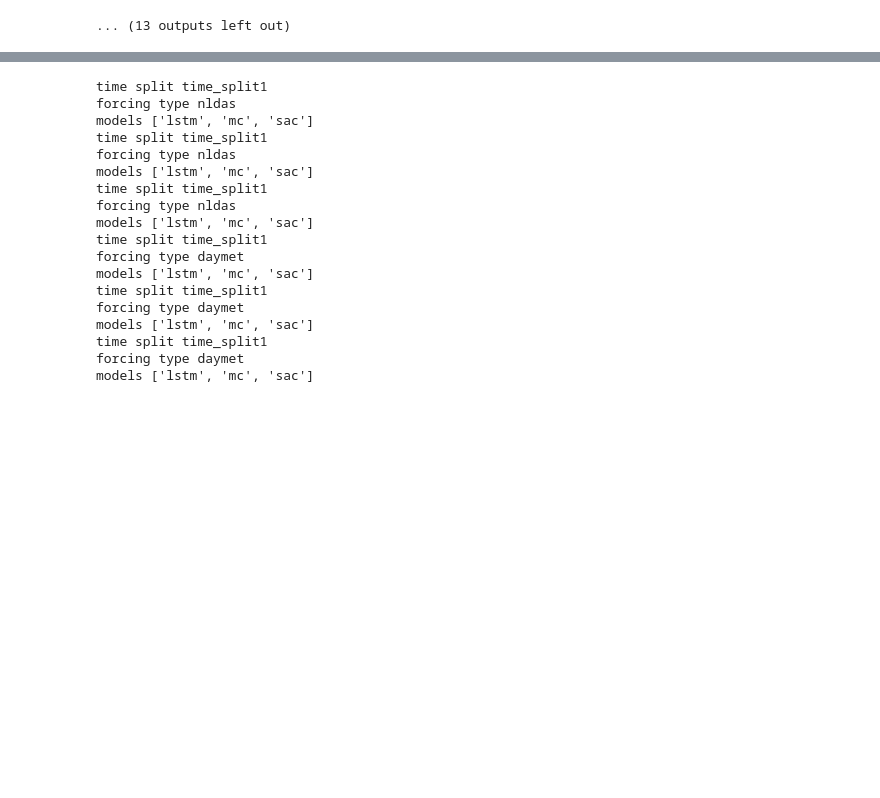
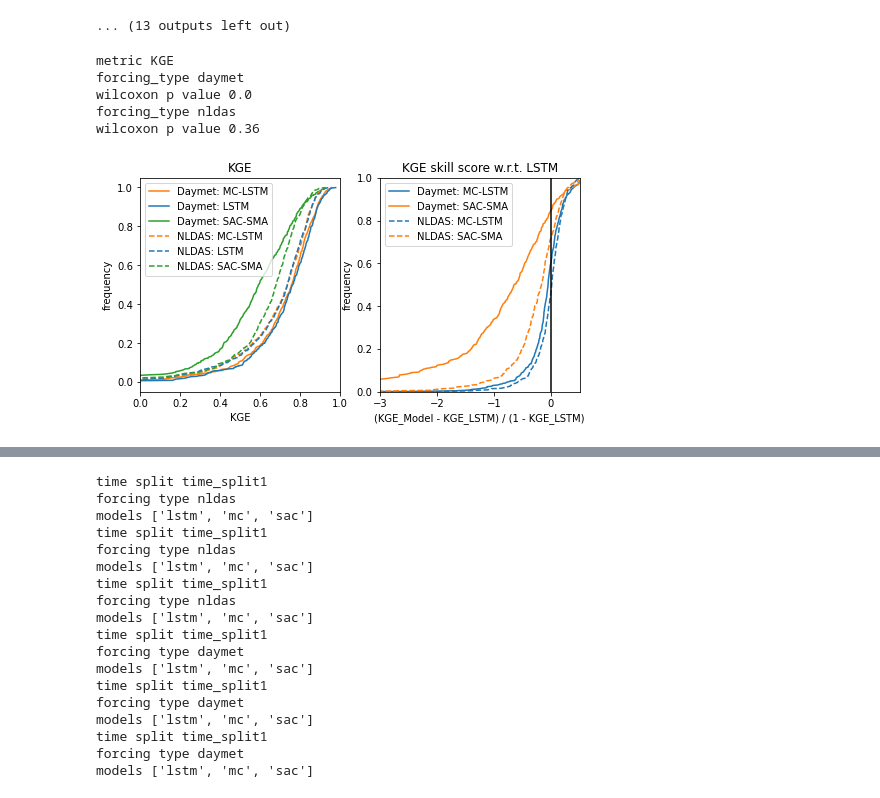
Before and after one commit to jmframe/mclstm_2021_mass_balance, a Jupyter notebook: results/mass_balance-ens.ipynb, the cells around one changed output, grey strips where cells are left out. Cells and saved outputs as stored; diff of their text form; code cells hidden in the pictures; blank space fills up the shorter version.

```diff
--- a/results/mass_balance-ens.ipynb
+++ b/results/mass_balance-ens.ipynb
@@ -1079,3 +1080,77 @@ with open("531_basin_list.txt", "r") as f:
     basin_list_531 = pd.read_csv(f, header=None)
 #basin_list_531_str = [str(basin_list_531.iloc[i]).split()[0] for i in range(basin_list_531.shape[0])]
 basin_list_531_int = [basin_list_531.iloc[i].values[0] for i in range(basin_list_531.shape[0])]
+# %%
+fig = plt.figure(figsize=cm2inch(20,10))
+
+print("metric", "KGE")
+metric_dict = {forcing_type:{} for forcing_type in ['daymet','nldas']}
+for forcing_type in ['daymet','nldas']:
+    print("forcing_type", forcing_type)
+    _, wilcoxon_p = st.wilcoxon(st1_dict[forcing_type]["KGE"]["mc"],
+                                 st1_dict[forcing_type]["KGE"]["lstm"])
+    print("wilcoxon p value", np.round(wilcoxon_p,2))
+    metric_dict["mc"] = st1_dict[forcing_type]["KGE"]["mc"]
+    metric_dict["lstm"] = st1_dict[forcing_type]["KGE"]["lstm"]
+
+ax = fig.add_subplot(1, 2, 1)
+
+ax.plot(np.sort(st1_dict['daymet']["KGE"]['mc']), yvalues, label='Daymet: MC-LSTM', c=colz[1])
+ax.plot(np.sort(st1_dict['daymet']["KGE"]['lstm']), yvalues, label='Daymet: LSTM', c=colz[0])
+ax.plot(np.sort(st1_dict['daymet']["KGE"]['sac']), yvalues, label='Daymet: SAC-SMA', c=colz[2])
+ax.plot(np.sort(st1_dict['nldas']["KGE"]['mc']), yvalues, label='NLDAS: MC-LSTM', c=colz[1], ls='--')
+ax.plot(np.sort(st1_dict['nldas']["KGE"]['lstm']), yvalues, label='NLDAS: LSTM', c=colz[0], ls='--')
+ax.plot(np.sort(st1_dict['nldas']["KGE"]['sac']), yvalues, label='NLDAS: SAC-SMA', c=colz[2], ls='--')
+ax.set_xlim([0,1])
+plt.legend()
+plt.title("KGE")
+plt.xlabel("KGE")
+plt.ylabel("frequency")
+
+
+# --------------------------------------------------------------------------------------------------- #
+
+kgess_st1_dict = {forcing_type:{} for forcing_type in ['daymet','nldas']}
+
+for forcing_type in ['daymet','nldas']:
+    kgess_st1_dict[forcing_type]['MC-LSTM'] = (np.array(st1_dict[forcing_type]["KGE"]["mc"]) - \
+                                                    np.array(st1_dict[forcing_type]["KGE"]["lstm"])) / \
+                                                   (1 - np.array(st1_dict[forcing_type]["KGE"]["lstm"]))
+for forcing_type in ['daymet','nldas']:
+    kgess_st1_dict[forcing_type]['SAC-SMA'] = (np.array(st1_dict[forcing_type]["KGE"]["sac"]) - \
+                                                    np.array(st1_dict[forcing_type]["KGE"]["lstm"])) / \
+                                                   (1 - np.array(st1_dict[forcing_type]["KGE"]["lstm"]))
+
+colz = ['#1f77b4', '#ff7f0e', '#2ca02c', '#bdbdbd']
+
+yvalues = list(range(len(kgess_st1_dict['daymet']['SAC-SMA'])))
+for i, _ in enumerate(yvalues):
+    yvalues[i] = yvalues[i]/len(yvalues)
+
+ax = fig.add_subplot(1, 2, 2)
+ax.plot(np.sort(kgess_st1_dict['daymet']['MC-LSTM']), yvalues, label='Daymet: MC-LSTM', c=colz[0])
+ax.plot(np.sort(kgess_st1_dict['daymet']['SAC-SMA']), yvalues, label='Daymet: SAC-SMA', c=colz[1])
+ax.plot(np.sort(kgess_st1_dict['nldas']['MC-LSTM']), yvalues, label='NLDAS: MC-LSTM', c=colz[0], ls='--')
+ax.plot(np.sort(kgess_st1_dict['nldas']['SAC-SMA']), yvalues, label='NLDAS: SAC-SMA', c=colz[1], ls='--')
+ax.plot([0,0], [0,1], c='k')
+ax.set_xlim([-3,.5])
+ax.set_ylim([0,1])
+plt.legend()
+plt.title("KGE skill score w.r.t. LSTM")
+plt.xlabel("(KGE_Model - KGE_LSTM) / (1 - KGE_LSTM)")
+plt.ylabel("frequency")
+
+plt.show()
+
+fig.tight_layout()
+fig.savefig(f'../figs/kge_skill_score_{time_splitz[0]}_ens.pdf', dpi=600)
+fig.savefig(f'../figs/kge_skill_score_{time_splitz[0]}_ens.png', dpi=600)
+
+plt.close()
+# %% [output]
+metric KGE
+forcing_type daymet
+wilcoxon p value 0.0
+forcing_type nldas
+wilcoxon p value 0.36
+[figure, added]
```
Also changed, not shown: parts of 2 cells of this notebook, 21 other files.
